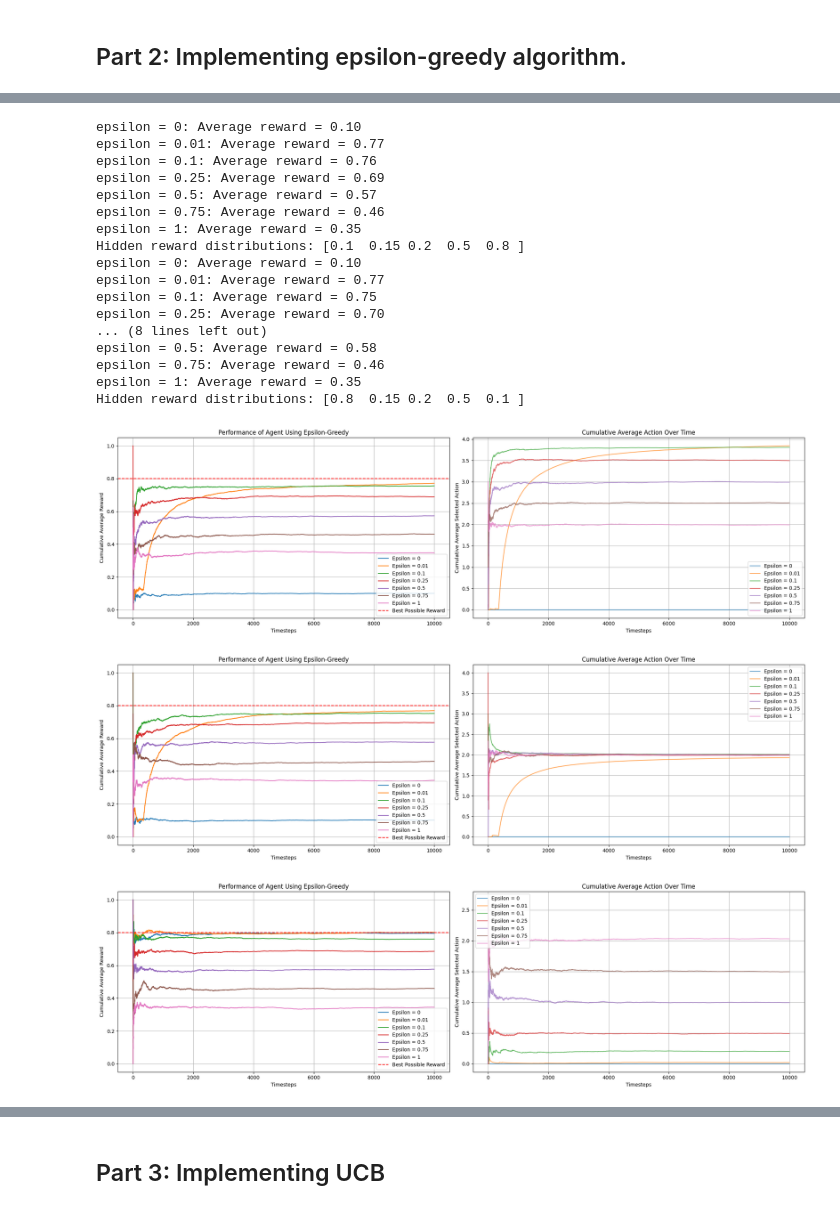
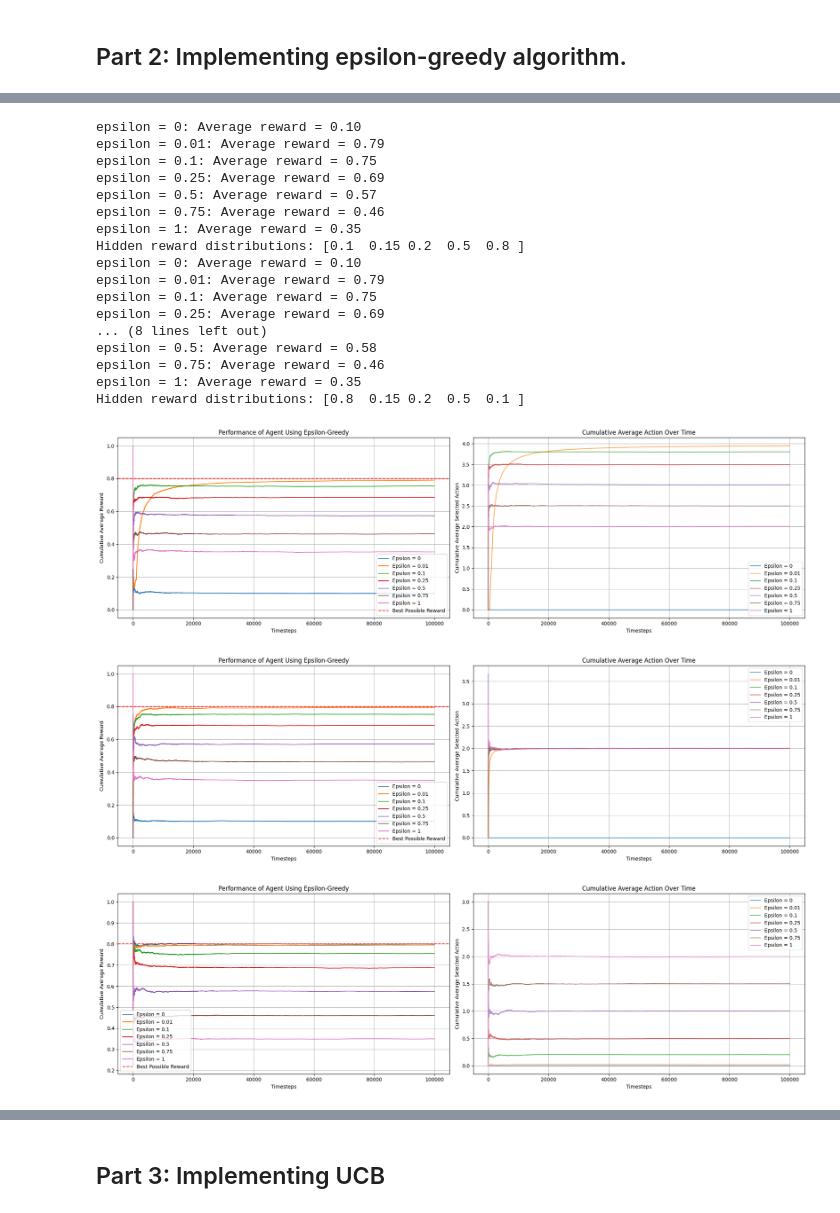
Before and after one commit to Deep-Reinforcement-Learning-NingNo/HW1_56_67, a Jupyter notebook: HW1_56_67 copy.ipynb, the cells around one changed output, grey strips where cells are left out. Cells and saved outputs as stored; diff of their text form; code cells hidden in the pictures.

```diff
--- a/HW1_56_67 copy.ipynb
+++ b/HW1_56_67 copy.ipynb
@@ -170,7 +186,7 @@ if __name__ == "__main__":
     actions_selected_results2 = {}
 
     n_bandits = 5     # Number of Bandits
-    n_steps = 10000    # Number of Timesteps
+    n_steps = 100000    # Number of Timesteps
     epsilon_values = [0,0.01, 0.1, 0.25, 0.5, 0.75, 1]
     # rewards = [0.1, 0.15, 0.2, 0.5, 0.8]
 
@@ -289,37 +305,37 @@ if __name__ == "__main__":
 
     # --- Compute and Plot Cumulative Average of Selected Actions ---
     for epsilon, actions_selected in actions_selected_results2.items():
         timesteps = np.arange(1, len(actions_selected) + 1)
         cumulative_avg_actions = np.cumsum(actions_selected) / timesteps  # Compute cumulative average
 
         axes[1].plot(timesteps, cumulative_avg_actions, label=f"Epsilon = {epsilon}", alpha=0.7)
 
     axes[1].set_title(f"Cumulative Average Action Over Time")
     axes[1].set_xlabel("Timesteps")
     axes[1].set_ylabel("Cumulative Average Selected Action")
     axes[1].legend()
     axes[1].grid()
 
     plt.tight_layout()
     plt.show()
 # %% [output]
 epsilon = 0: Average reward = 0.10
-epsilon = 0.01: Average reward = 0.77
-epsilon = 0.1: Average reward = 0.76
+epsilon = 0.01: Average reward = 0.79
+epsilon = 0.1: Average reward = 0.75
 epsilon = 0.25: Average reward = 0.69
 epsilon = 0.5: Average reward = 0.57
 epsilon = 0.75: Average reward = 0.46
 epsilon = 1: Average reward = 0.35
 Hidden reward distributions: [0.1  0.15 0.2  0.5  0.8 ]
 epsilon = 0: Average reward = 0.10
-epsilon = 0.01: Average reward = 0.77
+epsilon = 0.01: Average reward = 0.79
 epsilon = 0.1: Average reward = 0.75
-epsilon = 0.25: Average reward = 0.70
+epsilon = 0.25: Average reward = 0.69
 ... (8 lines left out)
 epsilon = 0.5: Average reward = 0.58
 epsilon = 0.75: Average reward = 0.46
 epsilon = 1: Average reward = 0.35
 Hidden reward distributions: [0.8  0.15 0.2  0.5  0.1 ]
-[figure, old version]
+[figure, new version]
-[figure, old version]
+[figure, new version]
-[figure, old version]
+[figure, new version]
```
Also changed, not shown: parts of 17 cells of this notebook.
